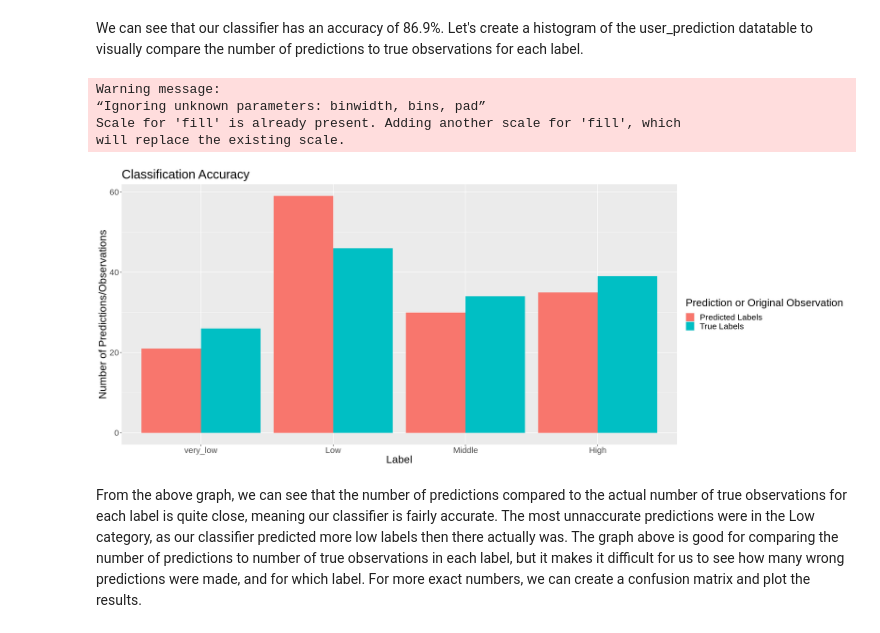
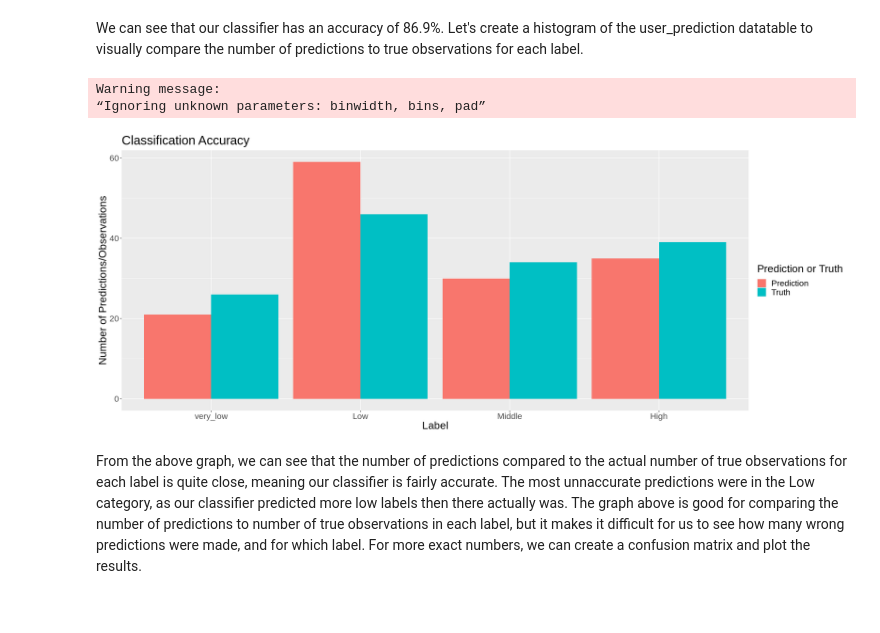
Before and after one commit to lucyzyl/dsci_100_007_group07, a Jupyter notebook: report.ipynb, the cells around one changed output. Drawn from its saved outputs; the diff is of its cells as text; code cells hidden in the pictures.

Commit message:
Visualizations finalized
Visualizations at the end of the data analysis complete and with expanations

```diff
--- a/report.ipynb
+++ b/report.ipynb
@@ -471,26 +485,23 @@ We can see that our classifier has an accuracy of 86.9%. Let's  create a histogr
 # %%
 # Load the library that allows us to change
 library(RColorBrewer)
 
 # Create a histogram to compare the number of predicted labels to true labels.
 accuracy_plot<-user_prediction|>
     pivot_longer(col = c(UNS, .pred_class), names_to = "type", values_to = "label") |>
     ggplot(aes(x=label, fill =type)) +
     geom_histogram(stat="count", position="dodge") +
-    labs(x="Label", y="Number of Predictions/Observations", fill="Prediction or Original Observation") +
+    labs(x="Label", y="Number of Predictions/Observations", fill="Prediction or Truth") +
     theme(text=element_text(size=20)) +
-    scale_fill_brewer(palette="Paired") +
     ggtitle("Classification Accuracy") +
-    scale_fill_discrete(labels = c("Predicted Labels", "True Labels"))
+    scale_fill_discrete(labels = c("Prediction", "Truth"))
 
 
 accuracy_plot
 # %% [output]
 Warning message:
 “Ignoring unknown parameters: binwidth, bins, pad”
-Scale for 'fill' is already present. Adding another scale for 'fill', which
-will replace the existing scale.
-[figure, old version]
+[figure, new version]
 # %% [markdown]
 From the above graph, we can see that the number of predictions compared to the actual number of true observations for each label is quite close, meaning our classifier is fairly accurate. The most unnaccurate predictions were in the Low category, as our classifier predicted more low labels then there actually was. The graph above is good for comparing the number of predictions to number of true observations in each label, but it makes it difficult for us to see how many wrong predictions were made, and for which label. For more exact numbers, we can create a confusion matrix and plot the results.
 # %%
```
Also changed, not shown: parts of 1 cell of this notebook.
